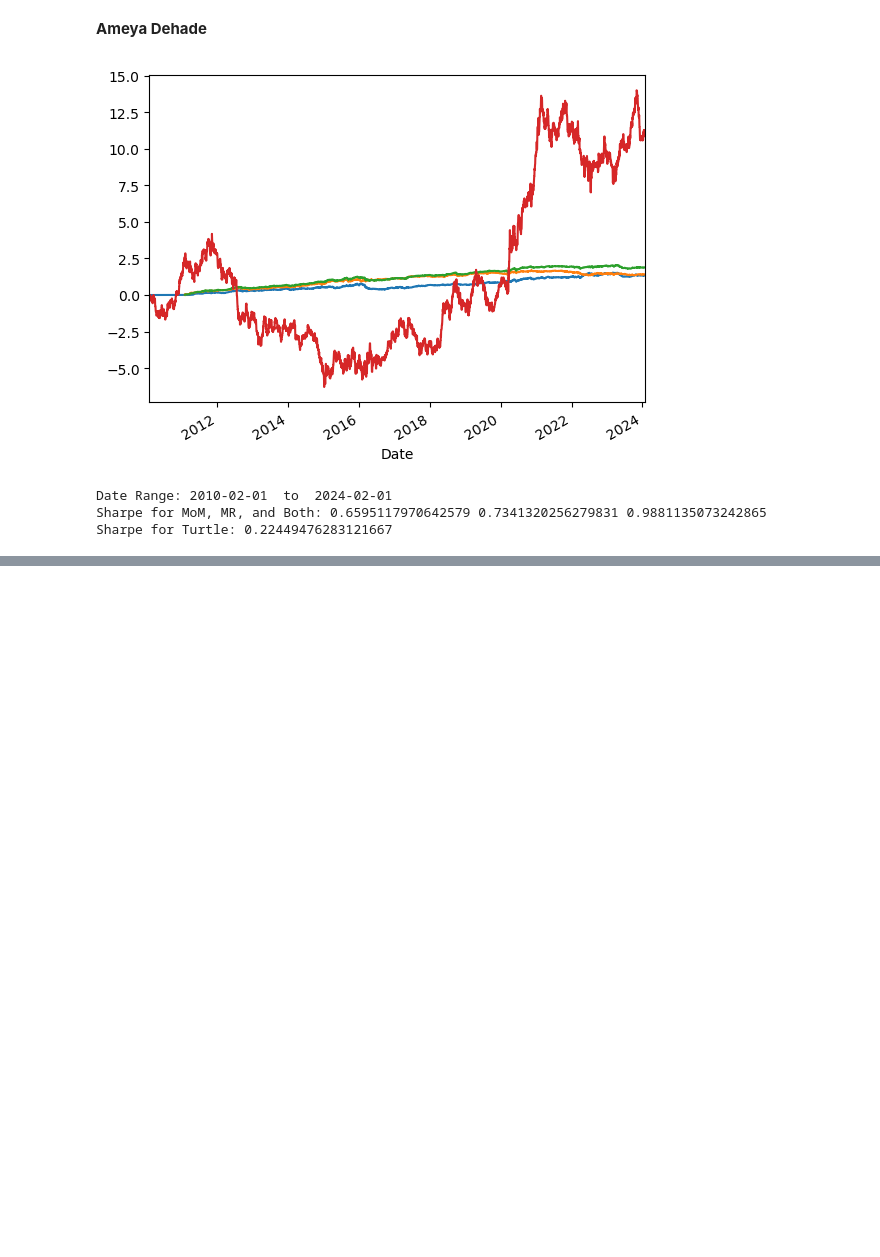
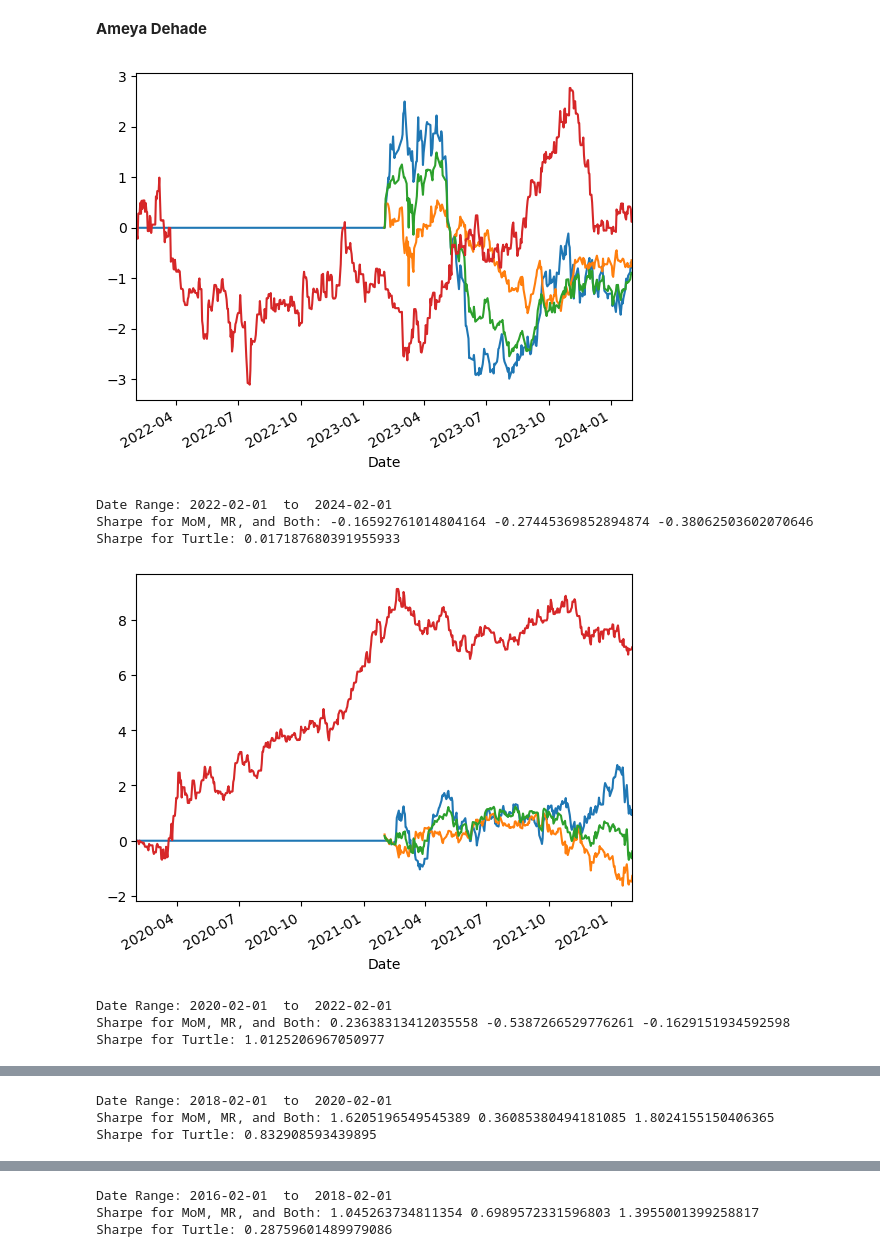
Before and after one commit to anwnwn/turtle, a Jupyter notebook: Group Project - Equity Markets - Part 5 - Iterations.ipynb, the cells around one changed output, grey strips where cells are left out. Saved outputs shown, nothing was run; the diff lists cells and outputs as text; code cells hidden in the pictures; blank space fills up the shorter version.

```diff
--- a/Group Project - Equity Markets - Part 5 - Iterations.ipynb
+++ b/Group Project - Equity Markets - Part 5 - Iterations.ipynb
@@ -116,7 +116,7 @@ def benchmark_strategies(priceTable, start_date, end_date):
 #     corr_matrix = df_factors.corr()
 #     corr_matrix
 
-    return mom_rtn.cumsum()/mom_rtn_std*0.15, mr_rtn.cumsum()/mr_rtn_std*0.15, both_rtn.cumsum()/both_rtn_std*0.15, mom_SR, mr_SR, both_SR
+    return mom_rtn.cumsum()/mom_rtn.std()*0.15, mr_rtn.cumsum()/mr_rtn.std()*0.15, both_rtn.cumsum()/both_rtn.std()*0.15, mom_SR, mr_SR, both_SR
 # %%
 def calculate_atr(stock_data, period=14):
     high_low = stock_data['High'] - stock_data['Low']
@@ -186,43 +186,55 @@ def turtle_atr(stock, atr_period=14, X=2, Y=2):
 
     return stock['strategy_returns'].cumsum()
 
-def turtle_returns(start_date, end_date, atr_period=14, X=2, Y=2):
+def turtle_returns(priceTable, start_date, end_date, atr_period=14, X=2, Y=2):
     daterange = pd.date_range(start=start_date, end=end_date, freq='D')
     totalret = pd.DataFrame(index=daterange)
     for stock_ticker in mySymbols:
         totalret[stock_ticker] = turtle_atr(priceTablesByTicker[stock_ticker])
-    #print(totalret['ABEV3.SA'])
-    #print(priceTablesByTicker['ABEV3.SA'])
     tt_sig_raw = totalret
     tt_sig_mean = tt_sig_raw.mean(axis = 1)
     tt_sig_std = tt_sig_raw.std(axis = 1)
     tt_sig_norm = tt_sig_raw.sub(tt_sig_mean, axis = 0).div(tt_sig_std, axis = 0)
 
-    rtn = priceTable.loc[start_date:end_date].pct_change()*100
+    rtn = priceTable.loc[start_date:end_date].pct_change() * 100
     tt_rtn = (tt_sig_norm/(574-1) * rtn).sum(axis=1)
     tt_rtn_mean = tt_rtn.mean() * 252
     tt_rtn_std = tt_rtn.std() * 252**0.5
     tt_SR = tt_rtn_mean / tt_rtn_std
-    # totalret.plot()
+
+    # Originally return tt_rtn.cumsum()/tt_rtn.std()*0.15, tt_SR
     return tt_rtn.cumsum()/tt_rtn.std()*0.15, tt_SR
 # %%
 both_sharpe_map = {}
+turtle_sharpe_map = {}
+turtle_wins = 0
+total = 0
+turtle_win_dates = {} # Map from turtle sharpe to its date
 for i, dates in enumerate(iterations):
     normalized_mom, normalized_mr, normalized_both, mom_sr, mr_sr, both_sr = benchmark_strategies(priceTable, *dates)
     both_sharpe_map[both_sr] = (dates, normalized_mom, normalized_mr, normalized_both, mom_sr, mr_sr)
-    normalized_turtle, turtle_sr = turtle_returns(dates[0], dates[1])
+    normalized_turtle, turtle_sr = turtle_returns(priceTable, dates[0], dates[1])
+    turtle_sharpe_map[turtle_sr] = dates
     plt.figure()
     normalized_mom.plot() # Blue
     normalized_mr.plot() # Orange
-    normalized_both.plot() #Green
+    normalized_both.plot() # Green
     normalized_turtle.plot() # Red
+    if turtle_sr > both_sr:
+        turtle_wins += 1
+        turtle_win_dates[turtle_sr] = dates
+    total += 1
     plt.xlim(dates[0], dates[1])
     plt.show()
     print("Date Range:", dates[0], " to ", dates[1])
     print("Sharpe for MoM, MR, and Both:", mom_sr, mr_sr, both_sr)
     print("Sharpe for Turtle:", turtle_sr)
 # %% [output]
-[figure, old version]
+[figure, new version]
-Date Range: 2010-02-01  to  2024-02-01
-Sharpe for MoM, MR, and Both: 0.6595117970642579 0.7341320256279831 0.9881135073242865
-Sharpe for Turtle: 0.22449476283121667
+Date Range: 2022-02-01  to  2024-02-01
+Sharpe for MoM, MR, and Both: -0.16592761014804164 -0.27445369852894874 -0.38062503602070646
+Sharpe for Turtle: 0.017187680391955933
+[figure, added]
+Date Range: 2020-02-01  to  2022-02-01
+Sharpe for MoM, MR, and Both: 0.23638313412035558 -0.5387266529776261 -0.1629151934592598
+Sharpe for Turtle: 1.0125206967050977
@@ -228,0 +242,3 @@ Sharpe for Turtle: 0.22449476283121667
+Date Range: 2018-02-01  to  2020-02-01
+Sharpe for MoM, MR, and Both: 1.6205196549545389 0.36085380494181085 1.8024155150406365
+Sharpe for Turtle: 0.832908593439895
@@ -228,0 +246,3 @@ Sharpe for Turtle: 0.22449476283121667
+Date Range: 2016-02-01  to  2018-02-01
+Sharpe for MoM, MR, and Both: 1.045263734811354 0.6989572331596803 1.3955001399258817
+Sharpe for Turtle: 0.28759601489979086
```
Also changed, not shown: parts of 4 cells of this notebook.
